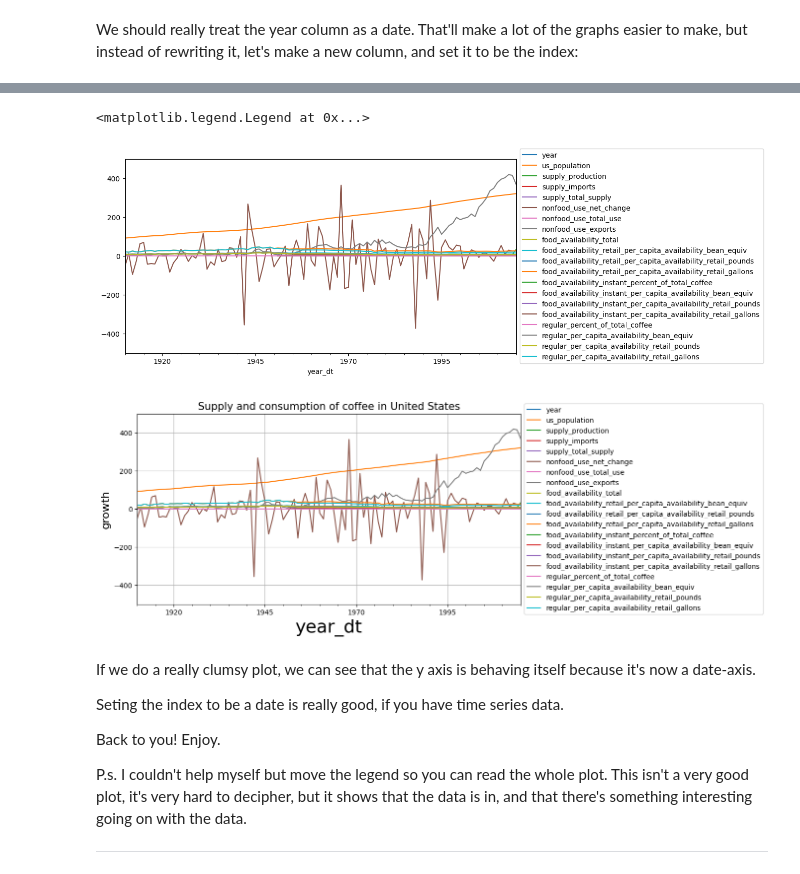
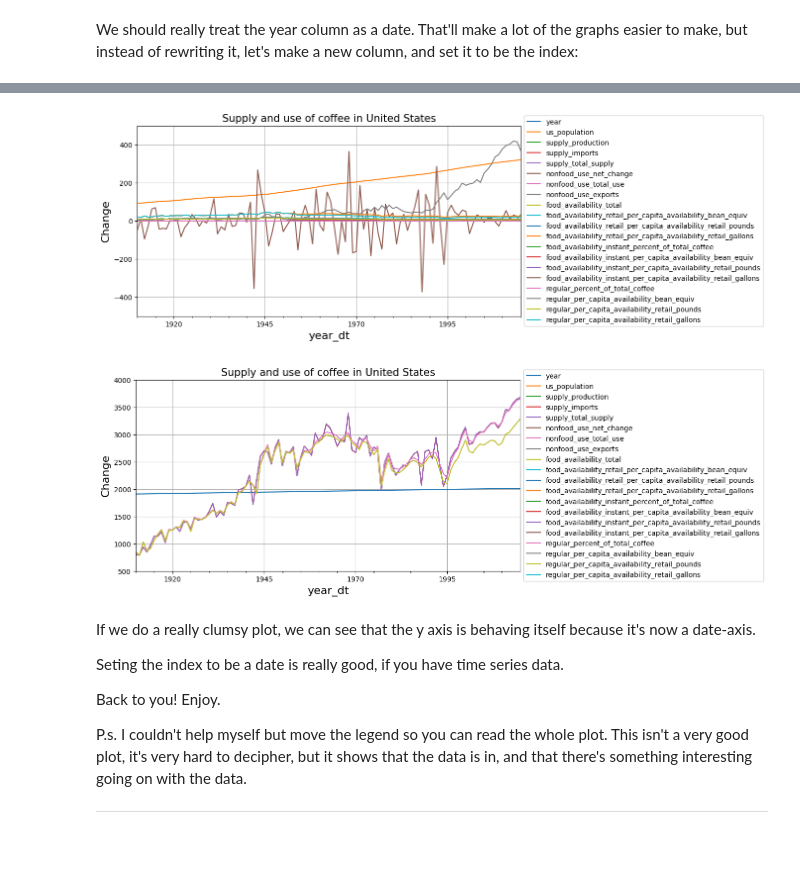
Before and after one commit to shinsooha/DATAproject, a Jupyter notebook: coffee.ipynb, the cells around one changed output, grey strips where cells are left out. Cells and saved outputs as stored; diff of their text form; code cells hidden in the pictures; blank space fills up the shorter version.

Commit message:
do coffee

```diff
--- a/coffee.ipynb
+++ b/coffee.ipynb
@@ -151,17 +160,21 @@ coffee_df.head()
 # %%
 coffee_df.plot(ylim=(-500,500)).legend(loc="center left", bbox_to_anchor=(1.0, 0.5))
+plt.title("Supply and use of coffee in United States", fontsize=15)
+plt.xlabel("year_dt", fontsize=16)
+plt.ylabel("Change", fontsize=16)
+plt.grid(True)
+plt.show()
 # %% [output]
-<matplotlib.legend.Legend at 0x...>
-[figure, old version]
+[figure, new version]
 # %%
-coffee_df.plot(ylim=(-500,500)).legend(loc="center left", bbox_to_anchor=(1.0, 0.5))
-plt.title("Supply and consumption of coffee in United States", fontsize=15)
-plt.xlabel("year_dt", fontsize=26)
-plt.ylabel("growth", fontsize=16)
+coffee_df.plot(ylim=(500,4000)).legend(loc="center left", bbox_to_anchor=(1.0, 0.5))
+plt.title("Supply and use of coffee in United States", fontsize=15)
+plt.xlabel("year_dt", fontsize=16)
+plt.ylabel("Change", fontsize=16)
 plt.grid(True)
 plt.show()
 # %% [output]
-[figure, old version]
+[figure, new version]
 # %% [markdown]
 If we do a really clumsy plot, we can see that the y axis is behaving itself because it's now a date-axis.
 
```
Also changed, not shown: parts of 4 cells of this notebook.
